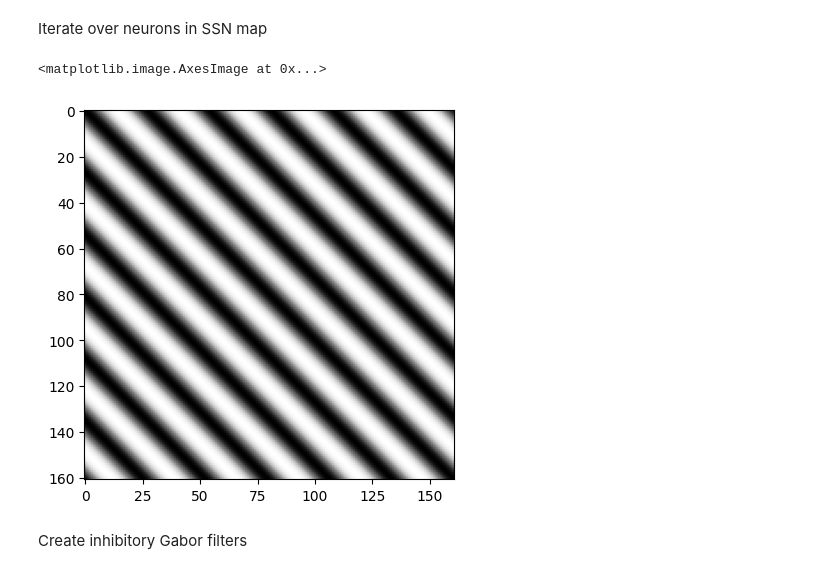
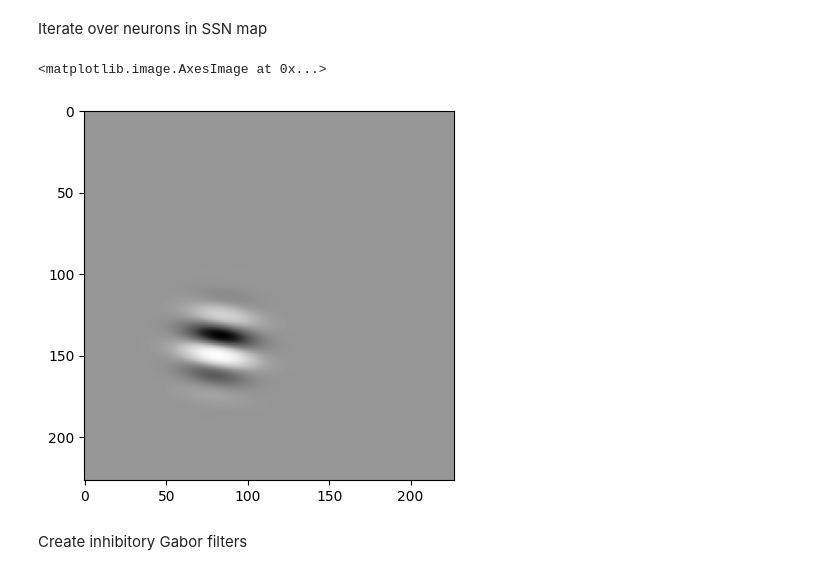
Before and after one commit to clarapecci/SSN_VPL, a Jupyter notebook: 2D SSN simulation.ipynb, the cells around one changed output. Cells and saved outputs as stored; diff of their text form; code cells hidden in the pictures.

```diff
--- a/2D SSN simulation.ipynb
+++ b/2D SSN simulation.ipynb
@@ -860,6 +880,8 @@ class gabor_filter:
         self.phase=phase
         self.sigma_g=sigma_g
         self.N_pixels=len(x_axis)
+
+        #construct filter as attribute
         #self.filter=self.construct_all_filters(x_axis, y_axis)
         self.filter = self.create_filter_vec(x_axis, y_axis)
 
@@ -931,7 +953,7 @@ class gabor_filter:
         spatial=np.cos(self.k*np.pi*2*(diff_x*np.cos(self.theta) + diff_y*np.sin(self.theta)) + self.phase)
         gaussian= np.exp(-0.5 *( diff_x**2 + diff_y**2)/self.sigma_g**2)
 
-        return gaussian*spatial
+        return gaussian*spatial[::-1] #same convention as stimuli
 # %% [markdown]
 Parameters for Gabor filters
 # %%
@@ -969,8 +986,9 @@ gabor=gabor_filter(x_i=0, y_i=0, k=k, sigma_g=1000, theta=45, conv_factor=grid_p
-# %%
-plt.imshow(gabor.filter.reshape(N_pixels, N_pixels)[::-1], cmap='Greys')
-# %% [output]
-<matplotlib.image.AxesImage at 0x...>
-[figure, removed]
+# %%
+#plot example filter
+plt.imshow(e_filters[0].reshape(N_pixels, N_pixels), cmap='Greys')
+# %% [output]
+<matplotlib.image.AxesImage at 0x...>
+[figure, added]
 # %% [markdown]
 Create inhibitory Gabor filters
 # %%
```
Also changed, not shown: parts of 25 cells of this notebook.
